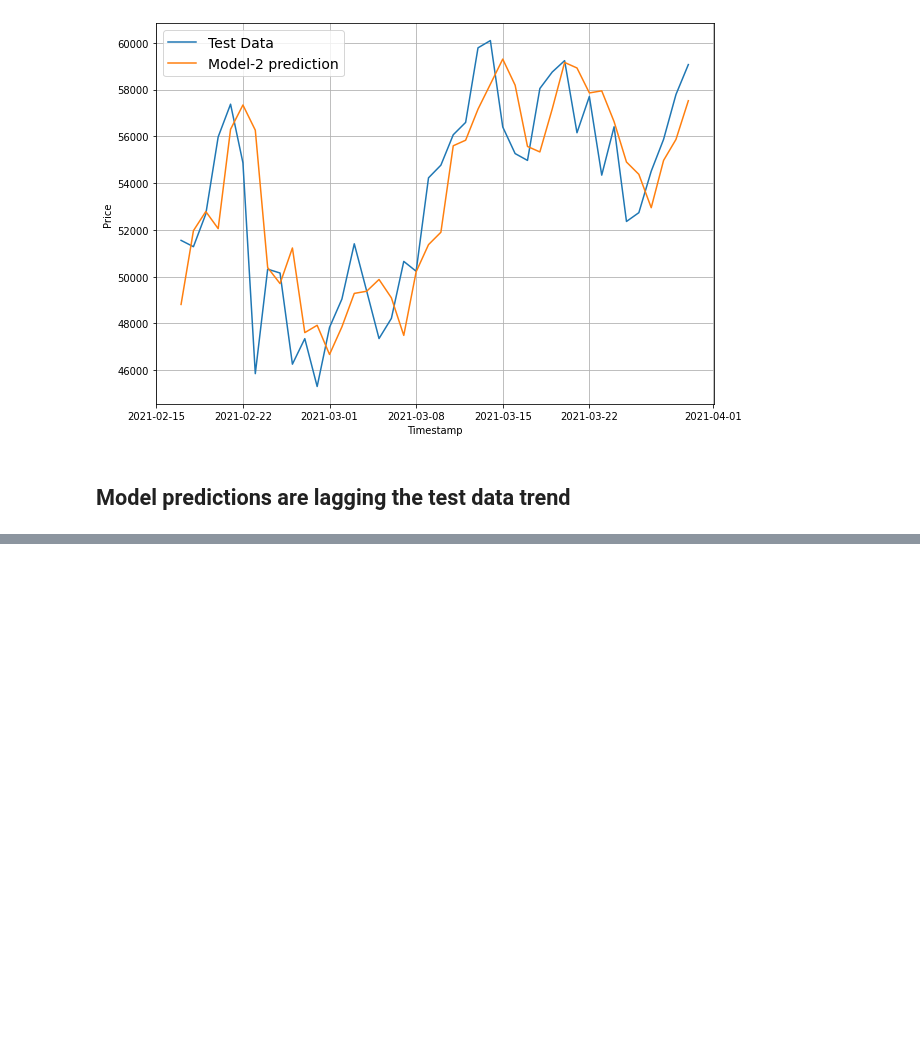
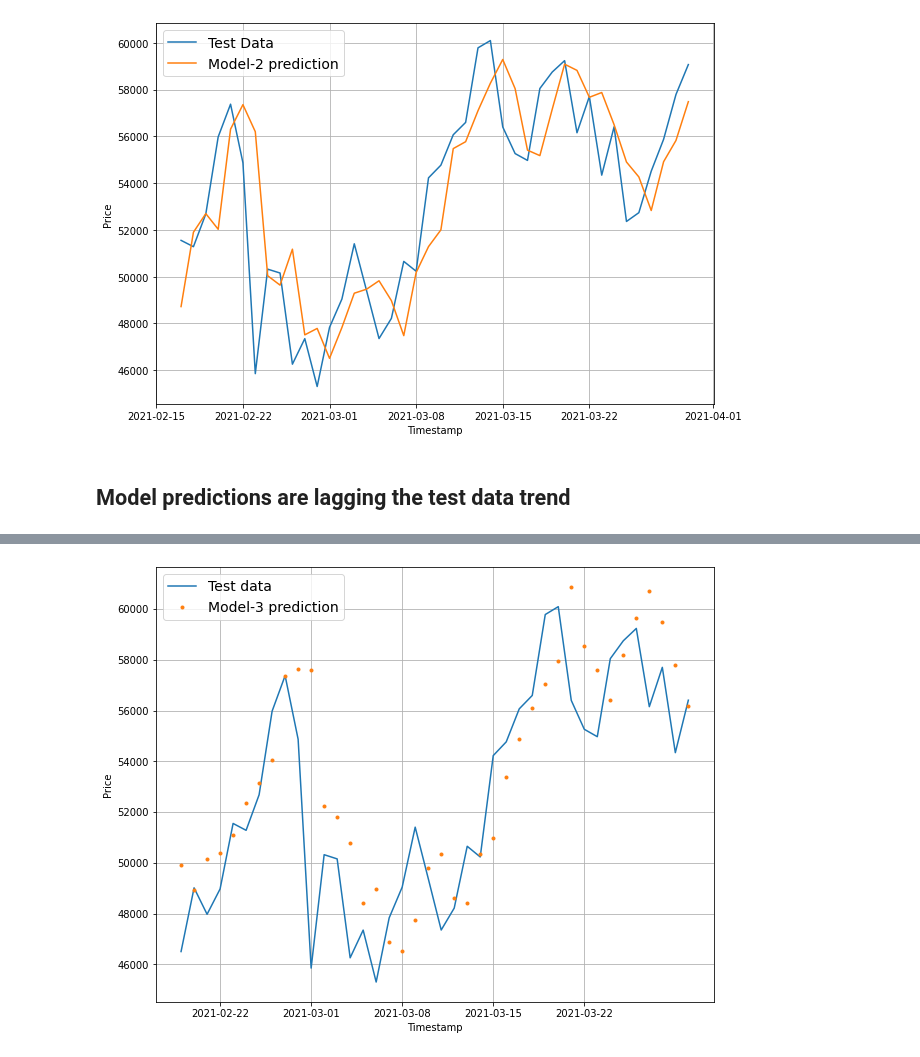
Before and after one commit to bibekyess/Crypto_predictor_project, a Jupyter notebook: Crypto_predict.ipynb, the cells around one changed output, grey strips where cells are left out. Drawn from its saved outputs; the diff is of its cells as text; code cells hidden in the pictures; blank space fills up the shorter version.

Commit message:
Adds conv1D and LSTM models

```diff
--- a/Crypto_predict.ipynb
+++ b/Crypto_predict.ipynb
@@ -542,0 +554,6 @@ plot_time_series(timesteps=X_test[-len(test_windows):], values=model_2_predictio
+# %%
+HORIZON =7
+WINDOW_SIZE = 30
+
+full_windows, full_labels = make_windows(prices, window_size=WINDOW_SIZE, horizon=HORIZON)
+len(full_windows), len(full_labels)
@@ -542,0 +562,3 @@ plot_time_series(timesteps=X_test[-len(test_windows):], values=model_2_predictio
+# %%
+train_windows, test_windows, train_labels, test_labels = make_train_test_splits(windows=full_windows, labels=full_labels)
+len(train_windows), len(test_windows), len(train_labels), len(test_labels)
@@ -542,0 +607,10 @@ plot_time_series(timesteps=X_test[-len(test_windows):], values=model_2_predictio
+# %%
+# Load the best version of model_3 and evaluate
+model_3 = tf.keras.models.load_model("models/model_3_dense")
+model_3.evaluate(x = test_windows, y=test_labels)
+"""
+  Here the errors are high compared to the other models
+  But, since we are predicting the price for 7 days, the
+  errors for all the days are added up to give higher value
+
+"""
@@ -542,0 +620,4 @@ plot_time_series(timesteps=X_test[-len(test_windows):], values=model_2_predictio
+# %%
+# Make predictions with model_3
+model_3_prediction = make_prediction(model_3, input_data=test_windows)
+model_3_prediction[:2]
@@ -542,0 +693,7 @@ plot_time_series(timesteps=X_test[-len(test_windows):], values=model_2_predictio
+# %%
+plt.figure(figsize=(10, 8))
+offset = 400
+plot_time_series(timesteps=X_test[-len(test_windows):], values = test_labels[:, 0], start=offset, format = "-", label="Test data")
+plot_time_series(timesteps=X_test[-len(test_windows):], values= tf.reduce_mean(model_3_prediction, axis = 1), start=offset, label="Model-3 prediction")
+# %% [output]
+[figure, added]
```
Also changed, not shown: parts of 61 cells of this notebook.
